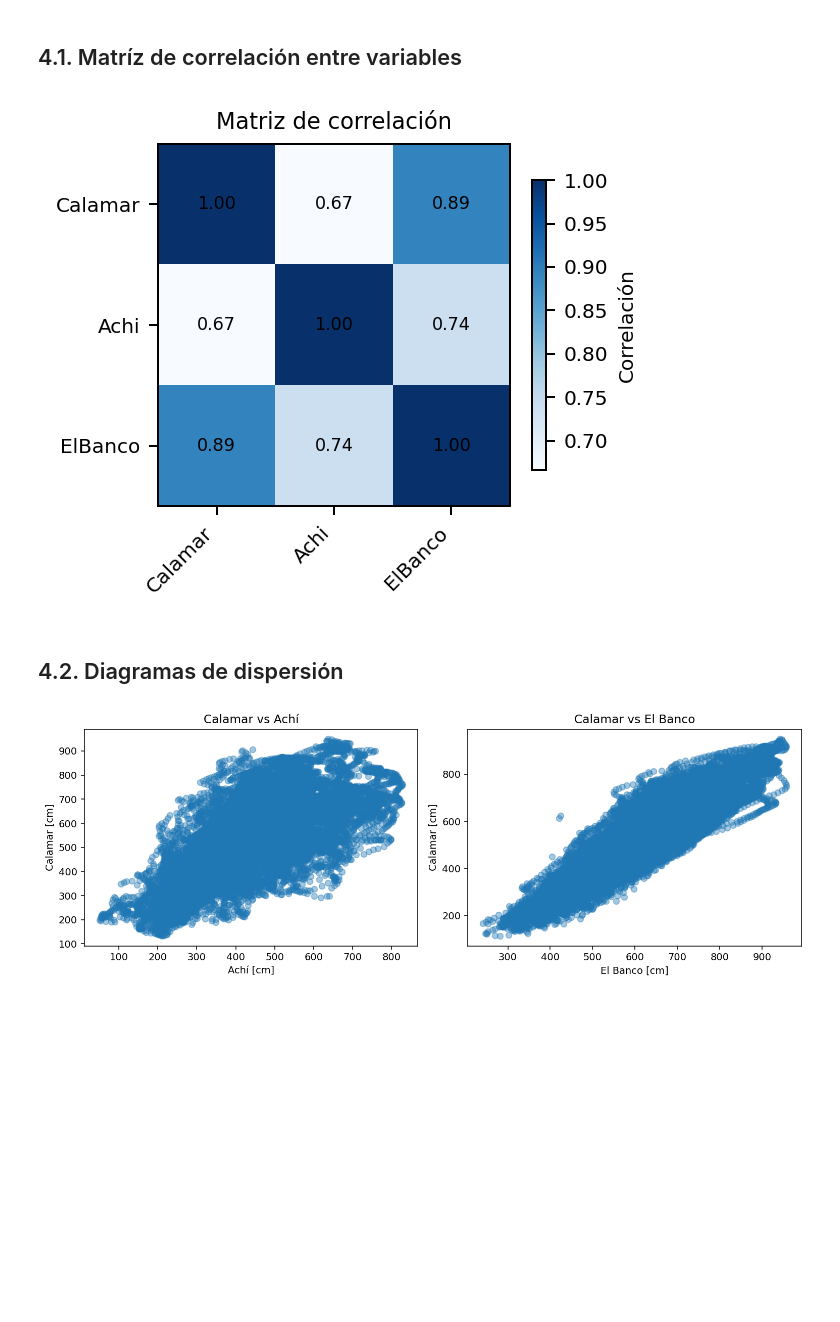
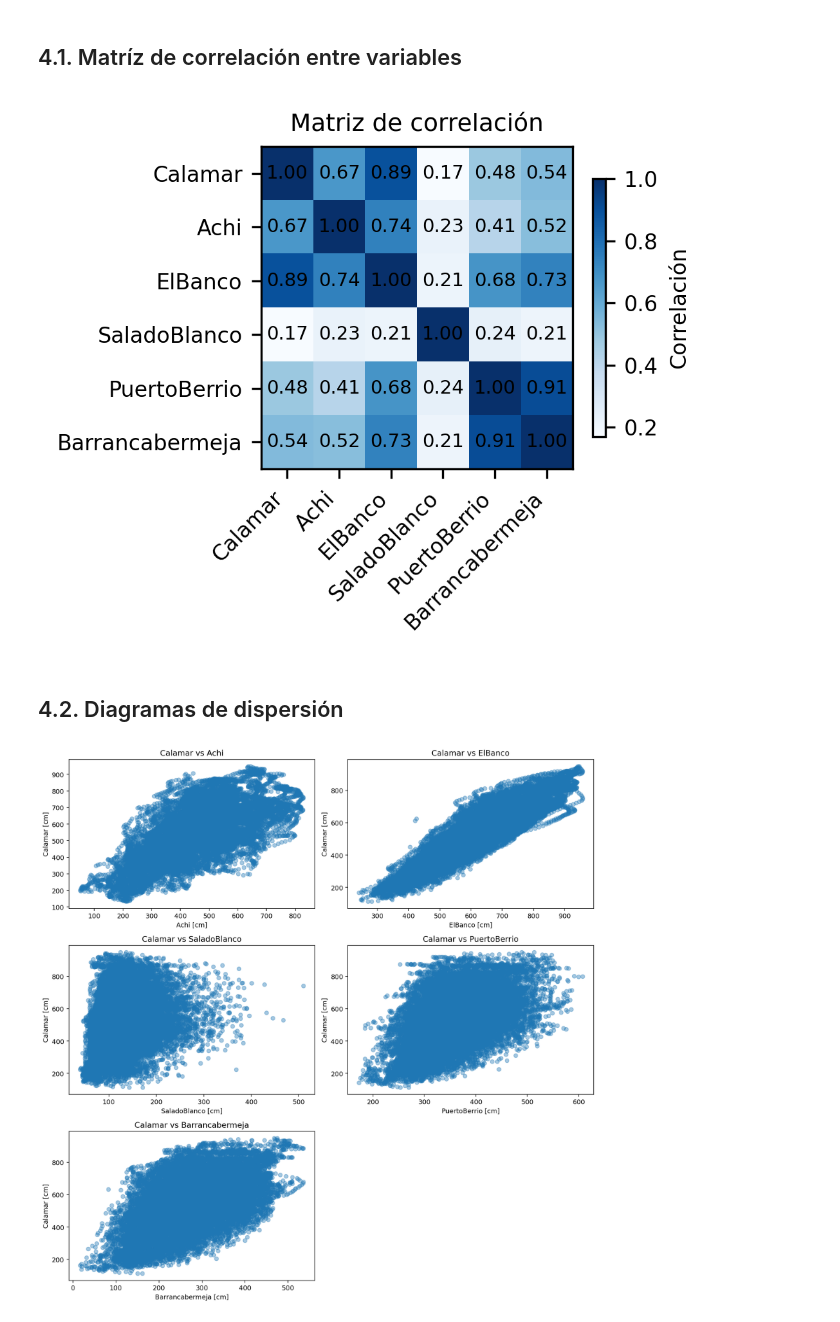
Before and after one commit to mcamargo697-cyber/jbook_ml202610, a Jupyter notebook: docs/4_AnalisisBasico.ipynb, the cells around one changed output. Saved outputs shown, nothing was run; the diff lists cells and outputs as text; code cells hidden in the pictures; blank space fills up the shorter version.

```diff
--- a/docs/4_AnalisisBasico.ipynb
+++ b/docs/4_AnalisisBasico.ipynb
@@ -13,9 +13,9 @@ import numpy as np
 ruta = r"C:\Users\Victus\Documents\Academico\MCT\Semestre2\MachineLearning\PF\DatosNivel\Niveles_alineados.csv"
 df = pd.read_csv(ruta, parse_dates=["Fecha"])
 
-corr = df[["Calamar", "Achi", "ElBanco"]].corr().round(3)
+corr = df[["Calamar", "Achi", "ElBanco","SaladoBlanco", "PuertoBerrio","Barrancabermeja"]].corr().round(3)
 
-fig, ax = plt.subplots(figsize=(3.5, 3), dpi=180)
+fig, ax = plt.subplots(figsize=(3.5, 3), dpi=300)
 im = ax.imshow(corr, cmap="Blues", aspect="auto")
 
 ax.set_xticks(range(len(corr.columns)))
@@ -35,23 +35,34 @@ plt.title("Matriz de correlación", fontsize=9)
 plt.tight_layout()
 plt.show()
 # %% [output]
-[figure, old version]
+[figure, new version]
 # %% [markdown]
 ## 4.2. Diagramas de dispersión
 # %%
-fig, axes = plt.subplots(1, 2, figsize=(11, 4), dpi=140)
+import math
+import matplotlib.pyplot as plt
 
-axes[0].scatter(df["Achi"], df["Calamar"], alpha=0.4)
-axes[0].set_title("Calamar vs Achí")
-axes[0].set_xlabel("Achí [cm]")
-axes[0].set_ylabel("Calamar [cm]")
+target = "Calamar"
+explicativas = ["Achi", "ElBanco", "SaladoBlanco", "PuertoBerrio", "Barrancabermeja"]
 
-axes[1].scatter(df["ElBanco"], df["Calamar"], alpha=0.4)
-axes[1].set_title("Calamar vs El Banco")
-axes[1].set_xlabel("El Banco [cm]")
-axes[1].set_ylabel("Calamar [cm]")
+n = len(explicativas)
+ncols = 2
+nrows = math.ceil(n / ncols)
+
+fig, axes = plt.subplots(nrows=nrows, ncols=ncols, figsize=(12, 4 * nrows), dpi=140)
+axes = axes.flatten()
+
+for ax, est in zip(axes, explicativas):
+    ax.scatter(df[est], df[target], alpha=0.4)
+    ax.set_title(f"{target} vs {est}")
+    ax.set_xlabel(f"{est} [cm]")
+    ax.set_ylabel(f"{target} [cm]")
+
+# Ocultar ejes vacíos si sobran
+for j in range(len(explicativas), len(axes)):
+    fig.delaxes(axes[j])
 
 plt.tight_layout()
 plt.show()
 # %% [output]
-[figure, old version]
+[figure, new version]
```
Also changed, not shown: parts of 2 cells of this notebook, 3 other files.
